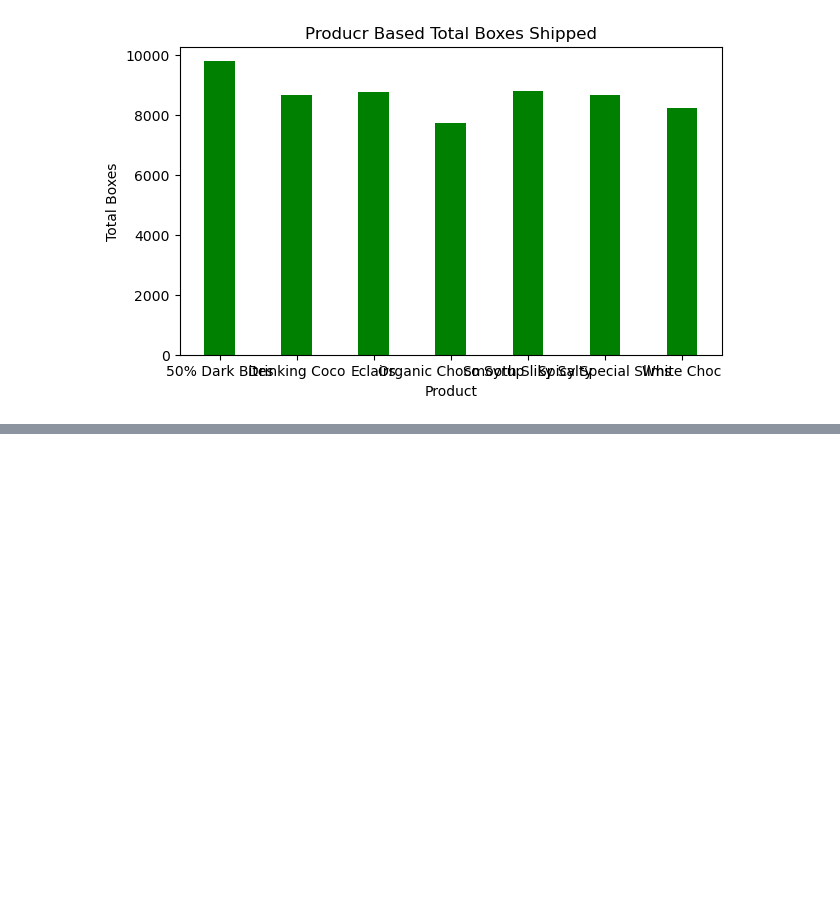
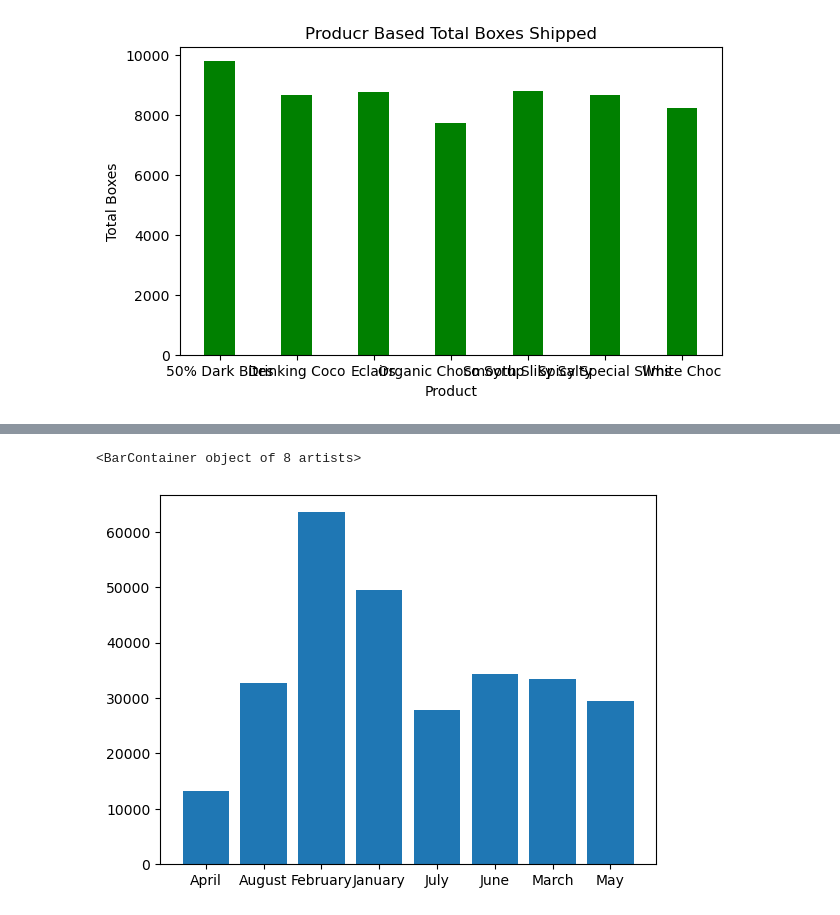
Before and after one commit to daksh-rajora/Gen-Ai, a Jupyter notebook: Machine Learning/MATPLOTLIB/Getting_Started.ipynb, the cells around one changed output, grey strips where cells are left out. Drawn from its saved outputs; the diff is of its cells as text; code cells hidden in the pictures; blank space fills up the shorter version.

```diff
--- a/Machine Learning/MATPLOTLIB/Getting_Started.ipynb
+++ b/Machine Learning/MATPLOTLIB/Getting_Started.ipynb
@@ -522,0 +563,8 @@ plt.show()
+# %%
+m=sales[sales['Product']=='Mint Chip Choco']
+d=sales[sales['Product']=='85% Dark Bars']
+p=sales[sales['Product']=='Peanut Butter Cubes']
+# %%
+m=m.groupby('Date')['Amount'].sum()
+d=d.groupby('Date')['Amount'].sum()
+p=p.groupby('Date')['Amount'].sum()
@@ -522,0 +584,5 @@ plt.show()
+# %%
+plt.bar(m.index,m.values)
+# %% [output]
+<BarContainer object of 8 artists>
+[figure, added]
```
Also changed, not shown: parts of 22 cells of this notebook.
